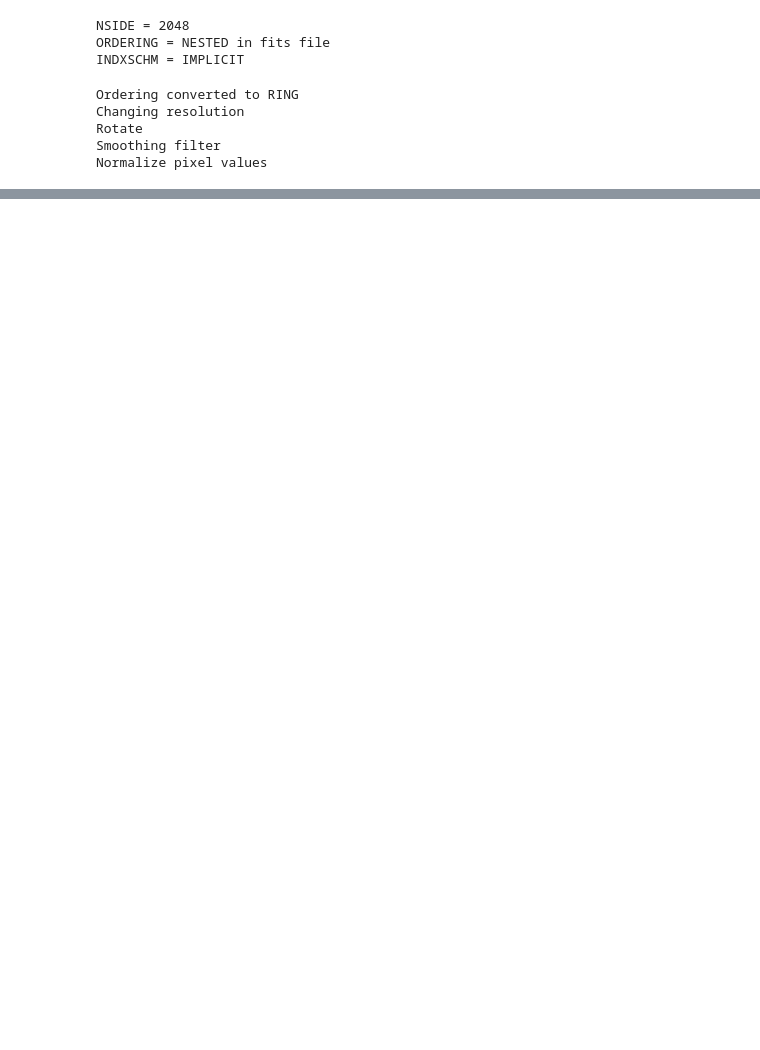
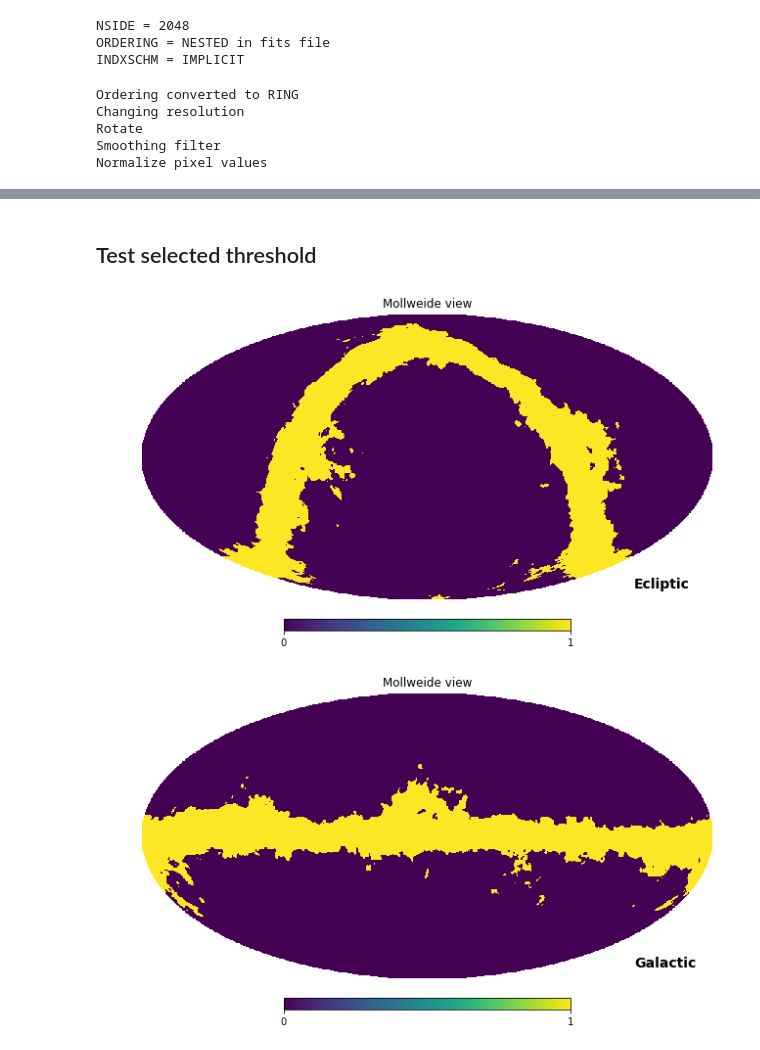
Before and after one commit to Paolo97Gll/bachelor_thesis, a Jupyter notebook: cleaning/dust-mask_find-best-threshold.ipynb, the cells around one changed output, grey strips where cells are left out. Saved outputs shown, nothing was run; the diff lists cells and outputs as text; code cells hidden in the pictures; blank space fills up the shorter version.

```diff
--- a/cleaning/dust-mask_find-best-threshold.ipynb
+++ b/cleaning/dust-mask_find-best-threshold.ipynb
@@ -71,0 +71,15 @@ Apply threshold
+# %% [markdown]
+## Test selected threshold
+# %%
+THRESHOLD = 0.009
+
+hfi353N = np.array(hfi353)
+hfi353N[hfi353N <= THRESHOLD] = 0
+hfi353N[hfi353N > THRESHOLD] = 1
+
+hp.mollview(hfi353N, coord="E")
+hp.mollview(hfi353N, coord="EG")
+plt.show()
+# %% [output]
+[figure, added]
+[figure, added]
```
Also changed, not shown: parts of 6 cells of this notebook.
